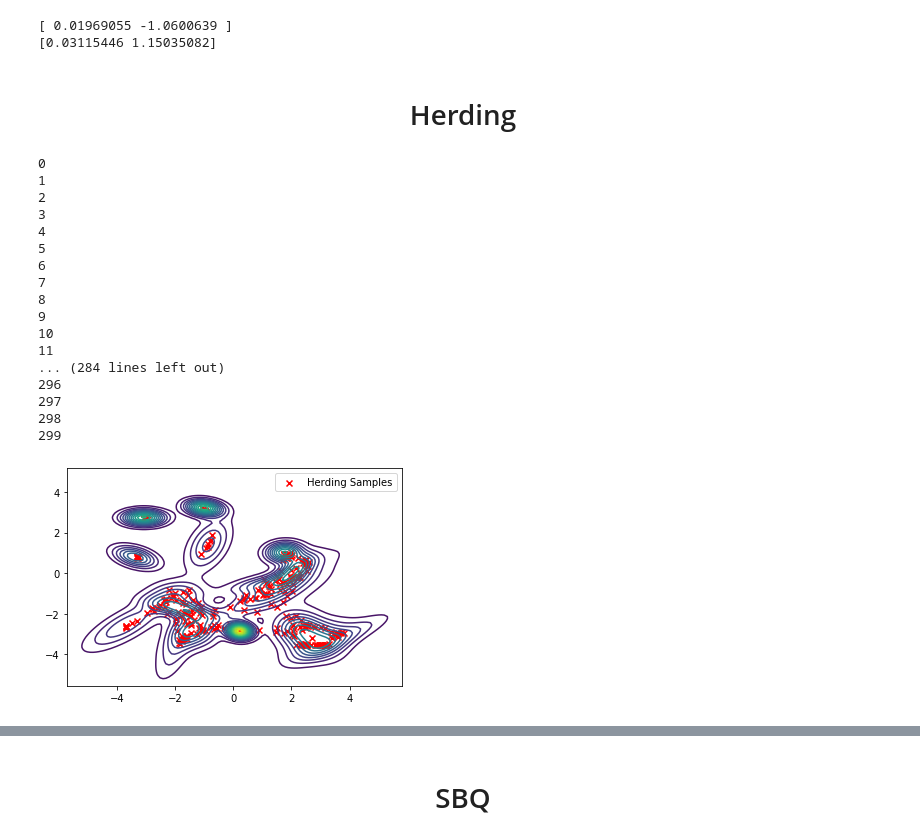
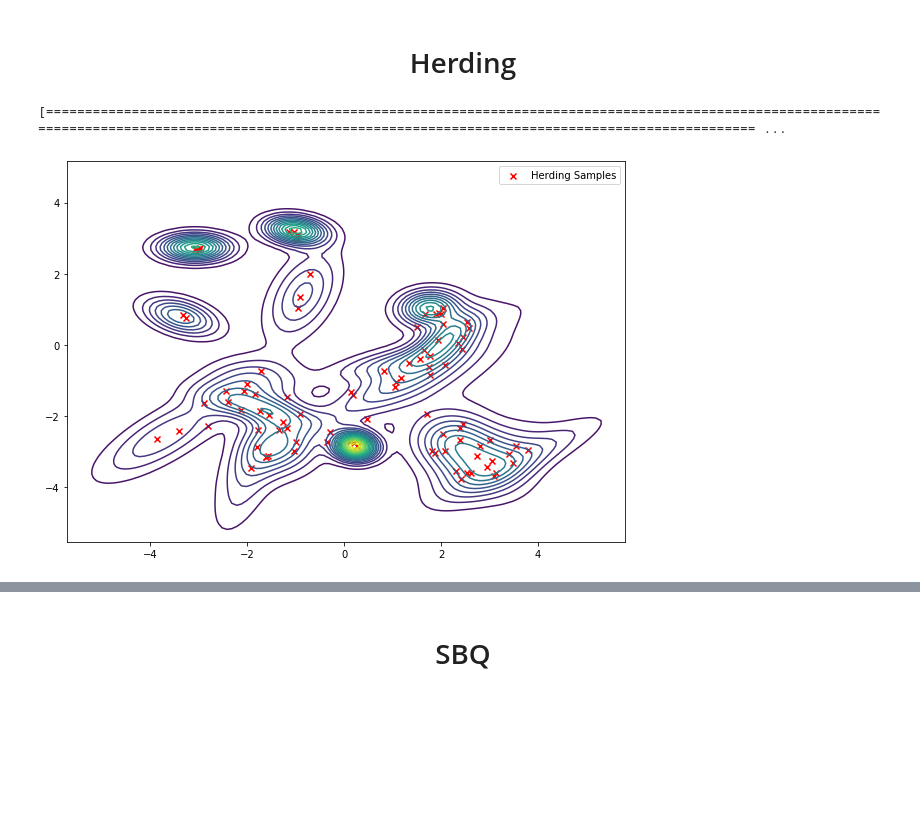
Before and after one commit to ChristopheVuong/MVA-BML-Project-Optimally-Weighted-Herding-is-Bayesian-Quadrature, a Jupyter notebook: Herding vs SBQ.ipynb, the cells around one changed output, grey strips where cells are left out. Drawn from its saved outputs; the diff is of its cells as text; code cells hidden in the pictures; blank space fills up the shorter version.

Commit message:
Update figures

```diff
--- a/Herding vs SBQ.ipynb
+++ b/Herding vs SBQ.ipynb
@@ -39,3 +60,9 @@ p = [0.0508,0.0537,0.0343,0.0393,0.0452,0.0518,0.0285,0.0676,0.0354,0.053,0.0575
 
 mus = np.array(mus)
 sigmas = np.array(sigmas)
+
+gm = GaussianMixture(p,mus,sigmas)
+mean = np.sum([p[k] * mus[k] for k in range(len(p))])
+
+# gaussian mixture area within the plot
+area = np.array([np.min(gm.means, axis=0)-1.5, np.max(gm.means, axis=0)+1.5])
@@ -59,6 +68,0 @@ plt.show()
-# %%
-kernel = GaussianKernel(np.array([[1,0],[0,1]])*0.5)
-gm = GaussianMixture(p,mus,sigmas)
-
-# gaussian mixture area
-area = np.array([np.min(gm.means, axis=0), np.max(gm.means, axis=0)])
@@ -69,39 +69,10 @@ plotContour(gm)
-# %%
-mean = np.zeros(2)
-var = np.zeros(2)
-m2 = np.zeros(2)
-for k in range(len(p)):
-    mean += p[k]*mus[k]
-    var += p[k]**2 * np.diag(sigmas[k])
-m2 = mean**2 + var
-print(mean)
-print(m2)
-# %% [output]
-[ 0.01969055 -1.0600639 ]
-[0.03115446 1.15035082]
 # %% [markdown]
 # <center>Herding</center>
 # %%
 samplesH = herding(300,kernel,gm,area=area,samples=[])
 # %% [output]
-0
-1
-2
-3
-4
-5
-6
-7
-8
-9
-10
-11
-... (284 lines left out)
-296
-297
-298
-299
+[======================================================================================================================================================================================================= ...
 # %%
-plotContour(gm,samplesH)
+plotContour(gm,samplesH[:100])
 # %% [output]
-[figure, old version]
+[figure, new version]
```
Also changed, not shown: parts of 71 cells of this notebook, 13 other files.
